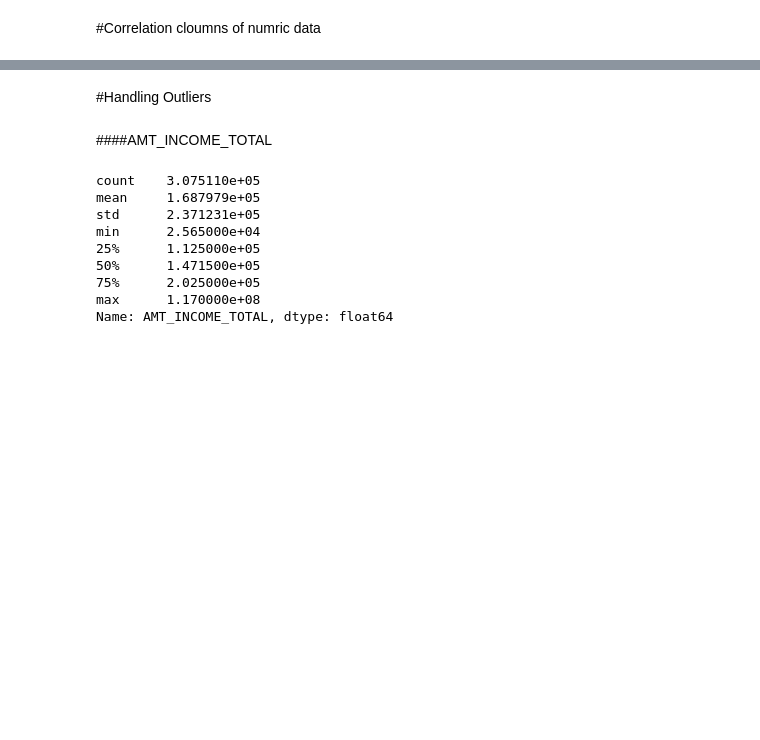
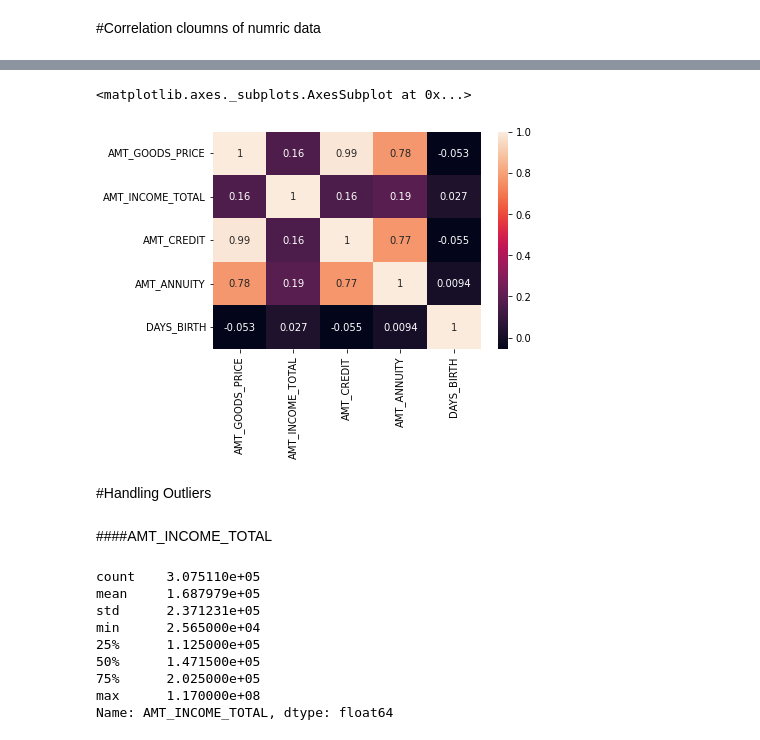
Before and after one commit to annuushhqaaa/Team8-2209403213_Anushka-Umbre, a Jupyter notebook: Team_8_Module_Test_(Part_1)_AAS.ipynb, the cells around one changed output, grey strips where cells are left out. Drawn from its saved outputs; the diff is of its cells as text; code cells hidden in the pictures; blank space fills up the shorter version.

```diff
--- a/Team_8_Module_Test_(Part_1)_AAS.ipynb
+++ b/Team_8_Module_Test_(Part_1)_AAS.ipynb
@@ -1099,3 +1097,8 @@ sns.scatterplot(target_0.AMT_INCOME_TOTAL,target_0.AMT_CREDIT)
+# %%
+sns.heatmap(data = cat3_df, annot=True)
+# %% [output]
+<matplotlib.axes._subplots.AxesSubplot at 0x...>
+[figure, added]
 # %% [markdown]
 #Handling Outliers
 # %% [markdown]
```
Also changed, not shown: parts of 13 cells of this notebook.
